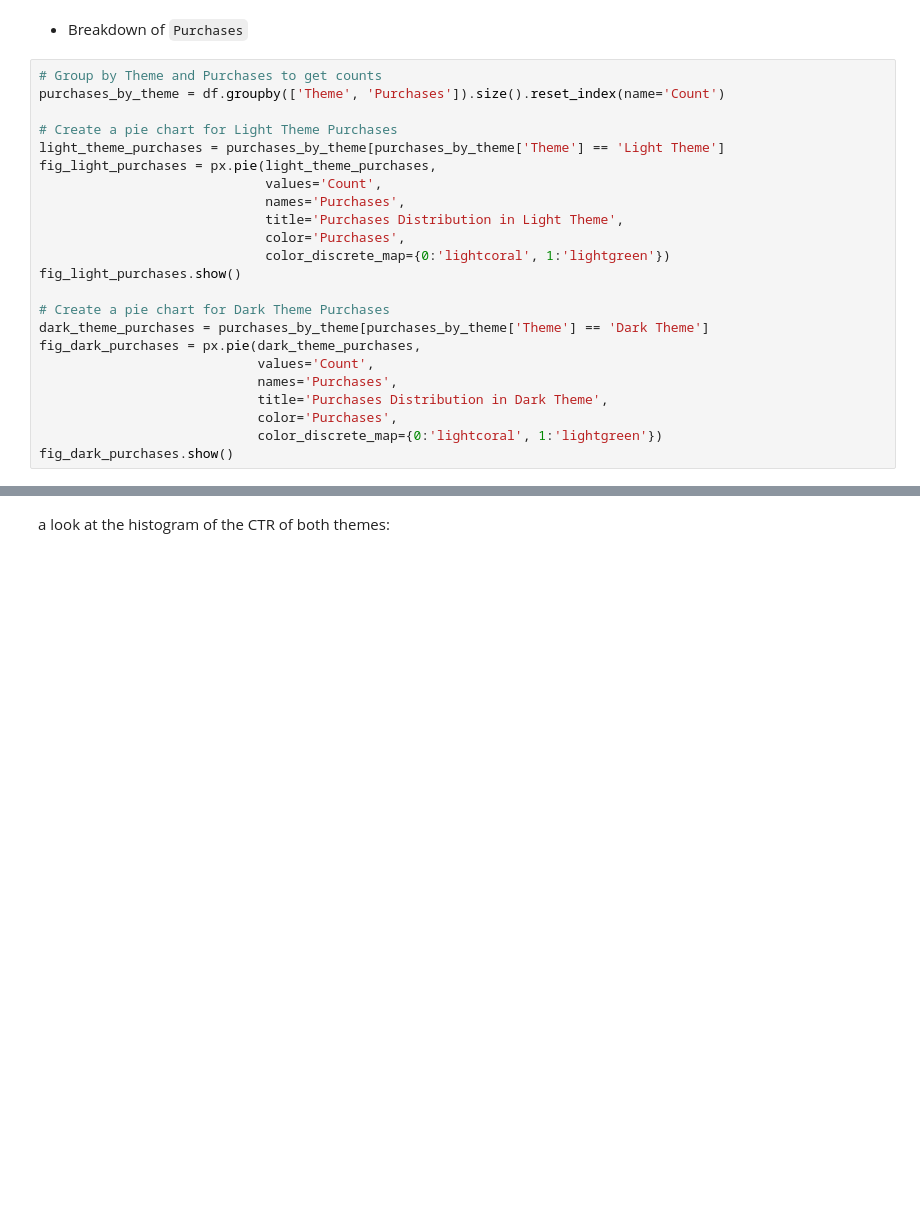
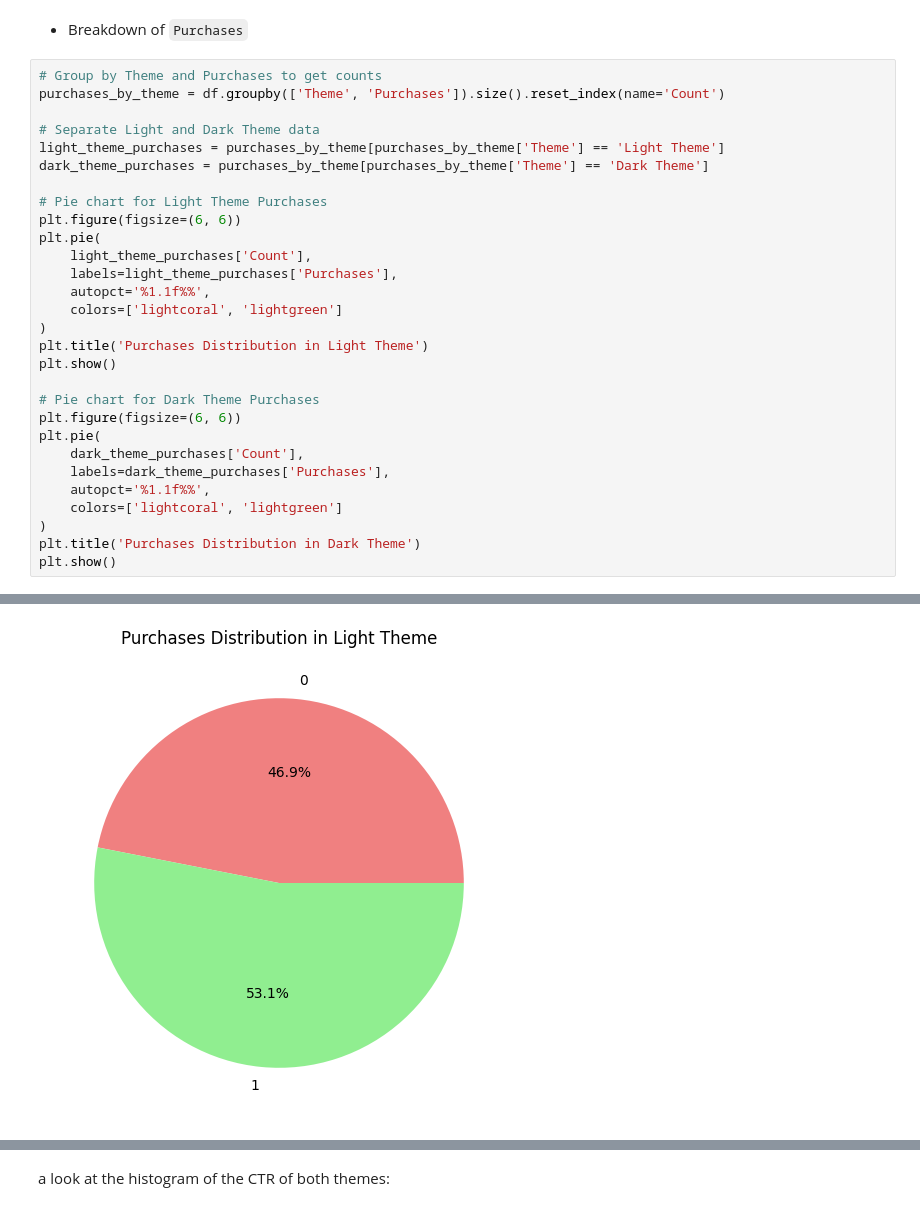
Before and after one commit to nkosanamolefe/data-analysis, a Jupyter notebook: AB-testing_of_themes/AB_Testing_of_Themes.ipynb, the cells around one changed output, grey strips where cells are left out. Drawn from its saved outputs; the diff is of its cells as text; blank space fills up the shorter version.

```diff
--- a/AB-testing_of_themes/AB_Testing_of_Themes.ipynb
+++ b/AB-testing_of_themes/AB_Testing_of_Themes.ipynb
@@ -205,23 +254,29 @@ fig_scroll_depth.show()
 # Group by Theme and Purchases to get counts
 purchases_by_theme = df.groupby(['Theme', 'Purchases']).size().reset_index(name='Count')
 
-# Create a pie chart for Light Theme Purchases
+# Separate Light and Dark Theme data
 light_theme_purchases = purchases_by_theme[purchases_by_theme['Theme'] == 'Light Theme']
-fig_light_purchases = px.pie(light_theme_purchases,
-                             values='Count',
-                             names='Purchases',
-                             title='Purchases Distribution in Light Theme',
-                             color='Purchases',
-                             color_discrete_map={0:'lightcoral', 1:'lightgreen'})
-fig_light_purchases.show()
+dark_theme_purchases = purchases_by_theme[purchases_by_theme['Theme'] == 'Dark Theme']
 
-# Create a pie chart for Dark Theme Purchases
-dark_theme_purchases = purchases_by_theme[purchases_by_theme['Theme'] == 'Dark Theme']
-fig_dark_purchases = px.pie(dark_theme_purchases,
-                            values='Count',
-                            names='Purchases',
-                            title='Purchases Distribution in Dark Theme',
-                            color='Purchases',
-                            color_discrete_map={0:'lightcoral', 1:'lightgreen'})
-fig_dark_purchases.show()
+# Pie chart for Light Theme Purchases
+plt.figure(figsize=(6, 6))
+plt.pie(
+    light_theme_purchases['Count'],
+    labels=light_theme_purchases['Purchases'],
+    autopct='%1.1f%%',
+    colors=['lightcoral', 'lightgreen']
+)
+plt.title('Purchases Distribution in Light Theme')
+plt.show()
+
+# Pie chart for Dark Theme Purchases
+plt.figure(figsize=(6, 6))
+plt.pie(
+    dark_theme_purchases['Count'],
+    labels=dark_theme_purchases['Purchases'],
+    autopct='%1.1f%%',
+    colors=['lightcoral', 'lightgreen']
+)
+plt.title('Purchases Distribution in Dark Theme')
+plt.show()
 # %% [output]
@@ -229,0 +283 @@ fig_dark_purchases.show()
+[figure, added]
```
Also changed, not shown: parts of 14 cells of this notebook.
